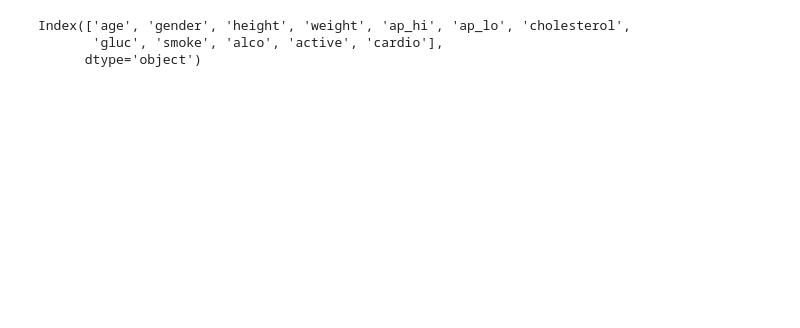
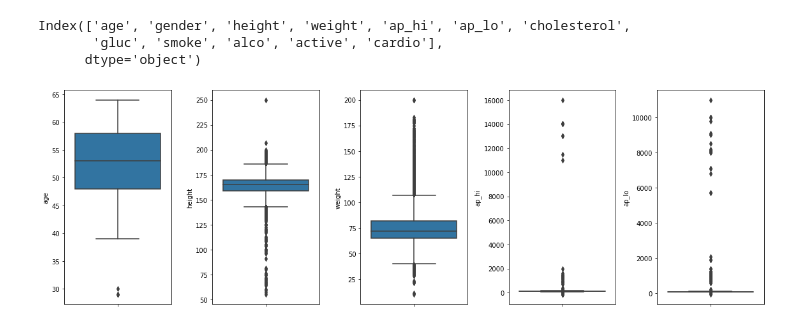
Before and after one commit to RamicAmir/Grupp2-Machine-Learning, a Jupyter notebook: heart_disease.ipynb, the cells around one changed output. Saved outputs shown, nothing was run; the diff lists cells and outputs as text; code cells hidden in the pictures; blank space fills up the shorter version.

Commit message:
Added outlier identification in categorical and quantitative in veriables

```diff
--- a/heart_disease.ipynb
+++ b/heart_disease.ipynb
@@ -229,0 +233,11 @@ Index(['age', 'gender', 'height', 'weight', 'ap_hi', 'ap_lo', 'cholesterol',
+# %%
+# Identification of outliers in quantitative veriables
+fig, axes = plt.subplots(1, 5, figsize=(16, 5))
+sns.boxplot(data=df, y='age', ax=axes[0])
+sns.boxplot(data=df, y='height', ax=axes[1])
+sns.boxplot(data=df, y='weight', ax=axes[2])
+sns.boxplot(data=df, y='ap_hi', ax=axes[3])
+sns.boxplot(data=df, y='ap_lo', ax=axes[4])
+plt.tight_layout()
+# %% [output]
+[figure, added]
```
Also changed, not shown: parts of 3 cells of this notebook.
